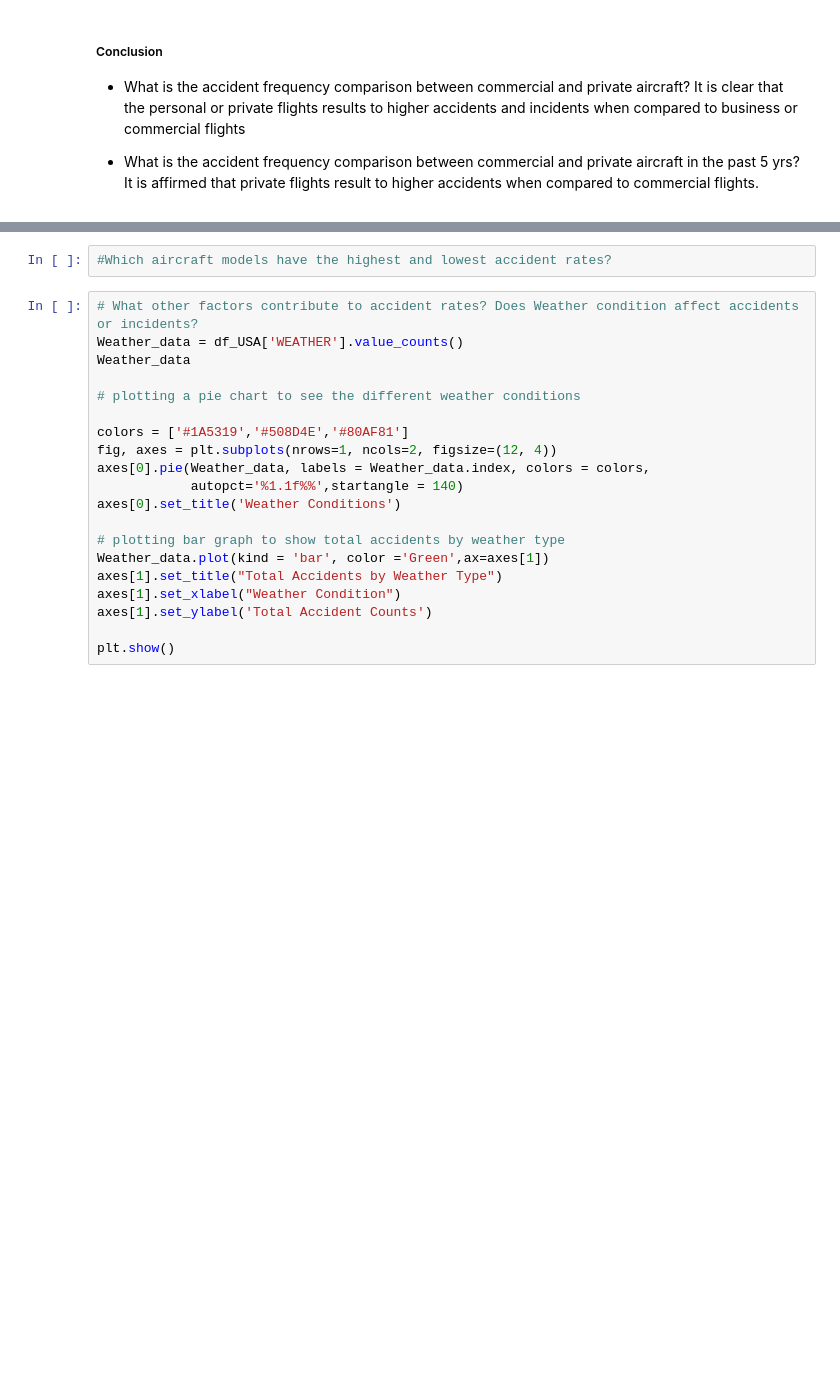
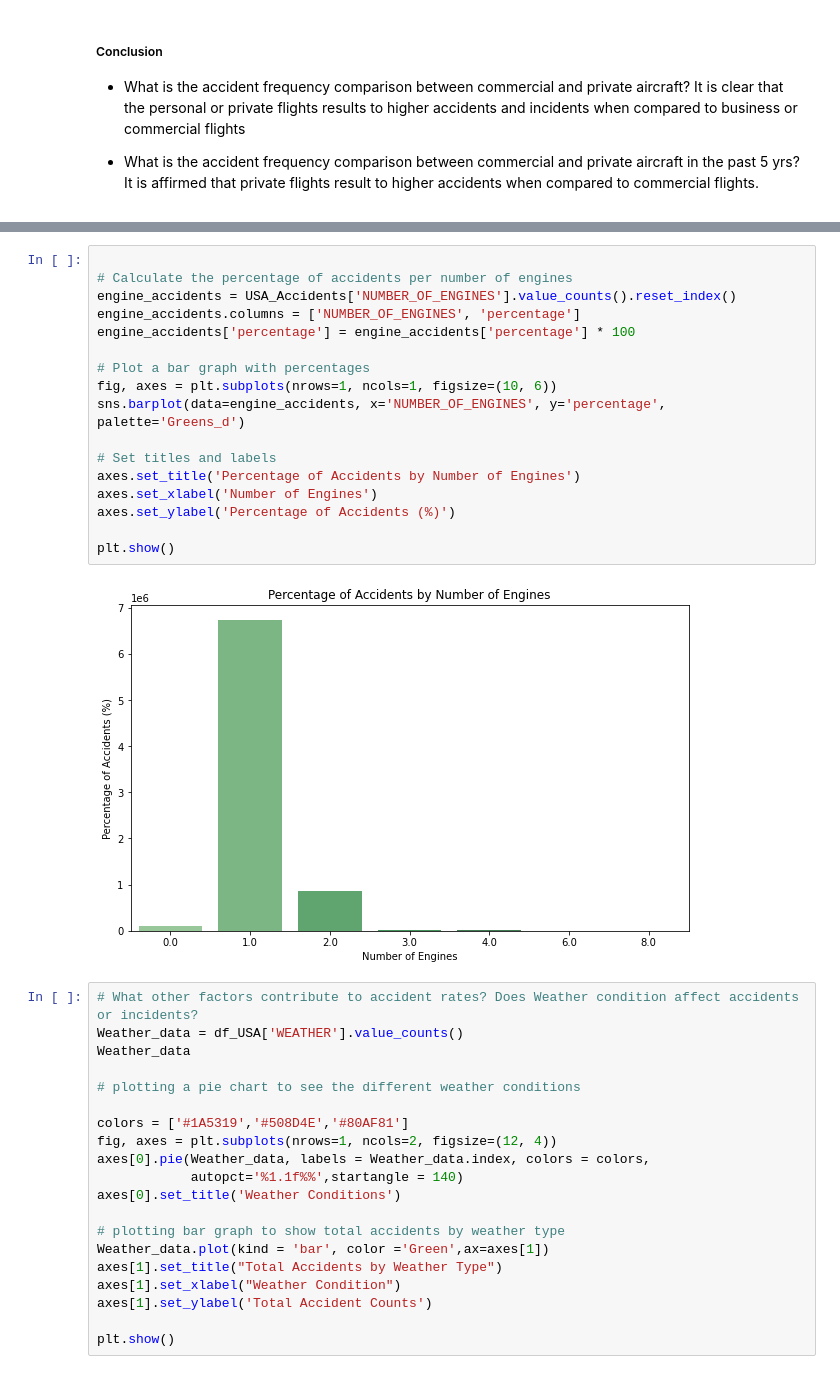
Before and after one commit to Ketty-Odero/Phase_1_DS_Project, a Jupyter notebook: Aviation.ipynb, the cells around one changed output, grey strips where cells are left out. Saved outputs shown, nothing was run; the diff lists cells and outputs as text; blank space fills up the shorter version.

```diff
--- a/Aviation.ipynb
+++ b/Aviation.ipynb
@@ -633,5 +667,22 @@ plt.show()
-# %%
-#Which aircraft models have the highest and lowest accident rates?
+# %%
+
+# Calculate the percentage of accidents per number of engines
+engine_accidents = USA_Accidents['NUMBER_OF_ENGINES'].value_counts().reset_index()
+engine_accidents.columns = ['NUMBER_OF_ENGINES', 'percentage']
+engine_accidents['percentage'] = engine_accidents['percentage'] * 100
+
+# Plot a bar graph with percentages
+fig, axes = plt.subplots(nrows=1, ncols=1, figsize=(10, 6))
+sns.barplot(data=engine_accidents, x='NUMBER_OF_ENGINES', y='percentage', palette='Greens_d')
+
+# Set titles and labels
+axes.set_title('Percentage of Accidents by Number of Engines')
+axes.set_xlabel('Number of Engines')
+axes.set_ylabel('Percentage of Accidents (%)')
+
+plt.show()
+# %% [output]
+[figure, added]
 # %%
 # What other factors contribute to accident rates? Does Weather condition affect accidents or incidents?
 Weather_data = df_USA['WEATHER'].value_counts()
```
Also changed, not shown: parts of 19 cells of this notebook, 7 other files.
